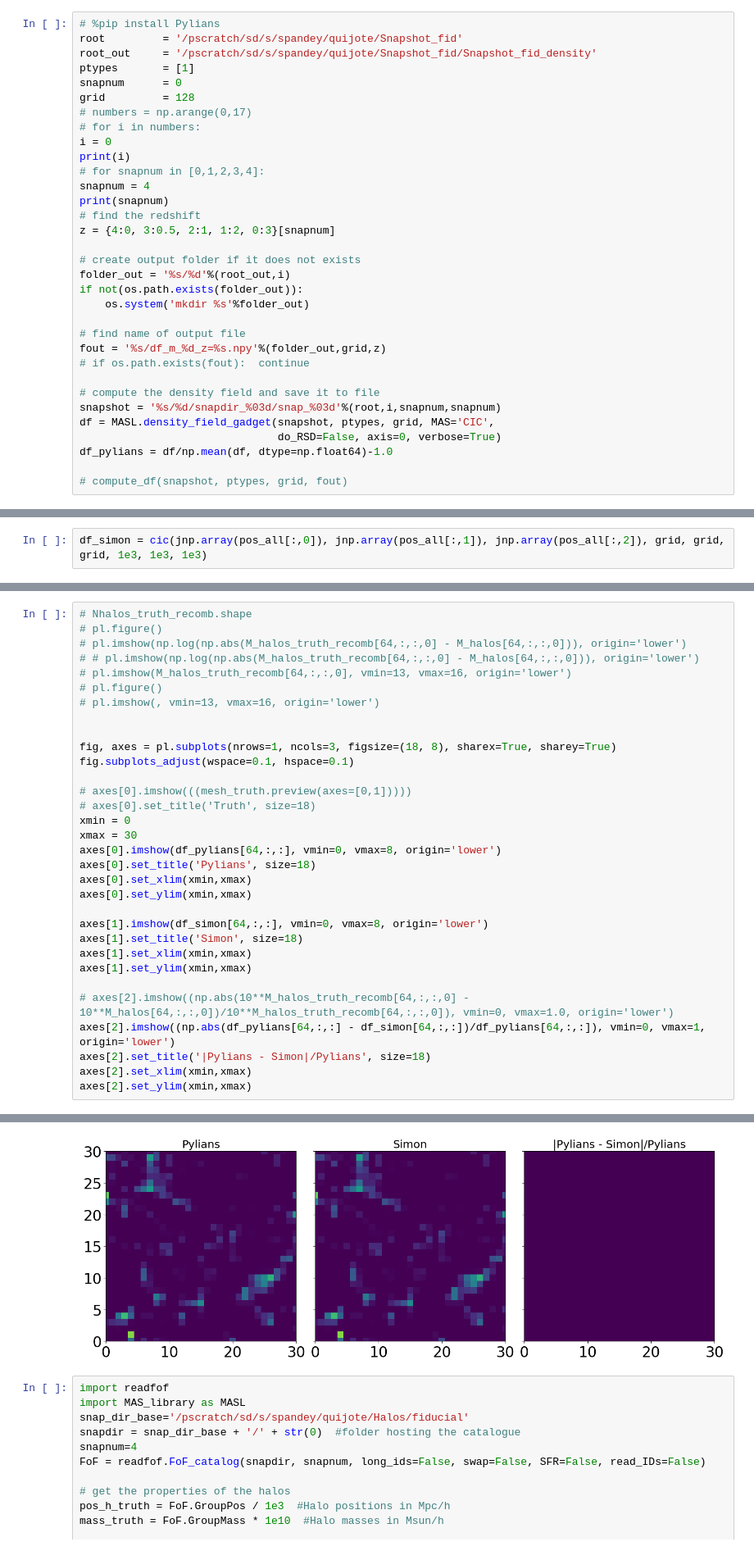
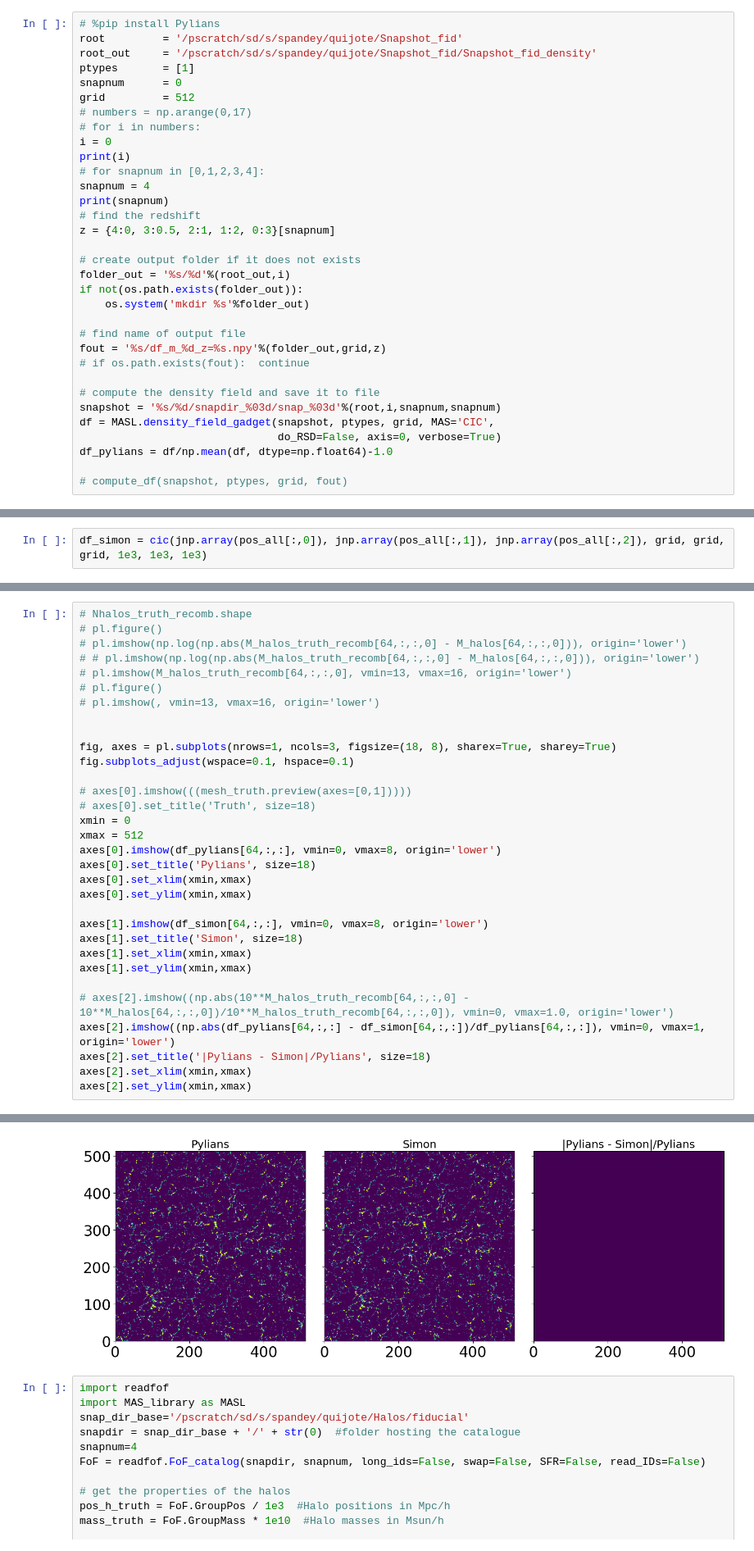
Before and after one commit to shivampcosmo/CHARM_old, a Jupyter notebook: notebooks/test_rho.ipynb, the cells around one changed output, grey strips where cells are left out. Shown at 82% size. Saved outputs shown, nothing was run; the diff lists cells and outputs as text.

```diff
--- a/notebooks/test_rho.ipynb
+++ b/notebooks/test_rho.ipynb
@@ -65,7 +76,7 @@ root         = '/pscratch/sd/s/spandey/quijote/Snapshot_fid'
 root_out     = '/pscratch/sd/s/spandey/quijote/Snapshot_fid/Snapshot_fid_density'
 ptypes       = [1]
 snapnum      = 0
-grid         = 128
+grid         = 512
 # numbers = np.arange(0,17)
 # for i in numbers:
 i = 0
@@ -151,7 +161,7 @@ fig.subplots_adjust(wspace=0.1, hspace=0.1)
 # axes[0].imshow(((mesh_truth.preview(axes=[0,1]))))
 # axes[0].set_title('Truth', size=18)
 xmin = 0
-xmax = 30
+xmax = 512
 axes[0].imshow(df_pylians[64,:,:], vmin=0, vmax=8, origin='lower')
 axes[0].set_title('Pylians', size=18)
 axes[0].set_xlim(xmin,xmax)
@@ -172,4 +182,4 @@ axes[2].set_ylim(xmin,xmax)
-[figure, old version]
+[figure, new version]
 # %%
 import readfof
 import MAS_library as MASL
```
Also changed, not shown: parts of 34 cells of this notebook, 42 other files.
